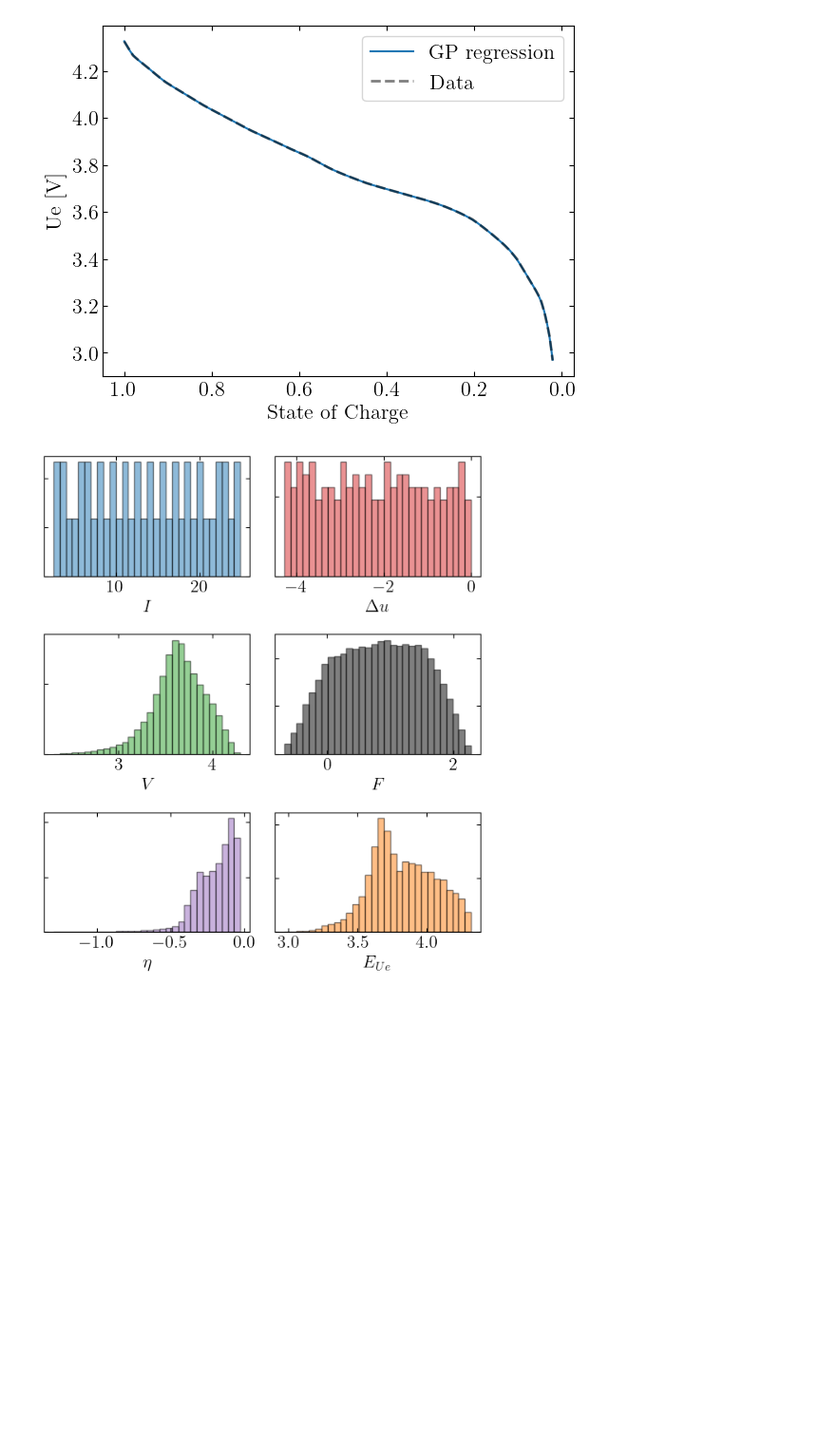
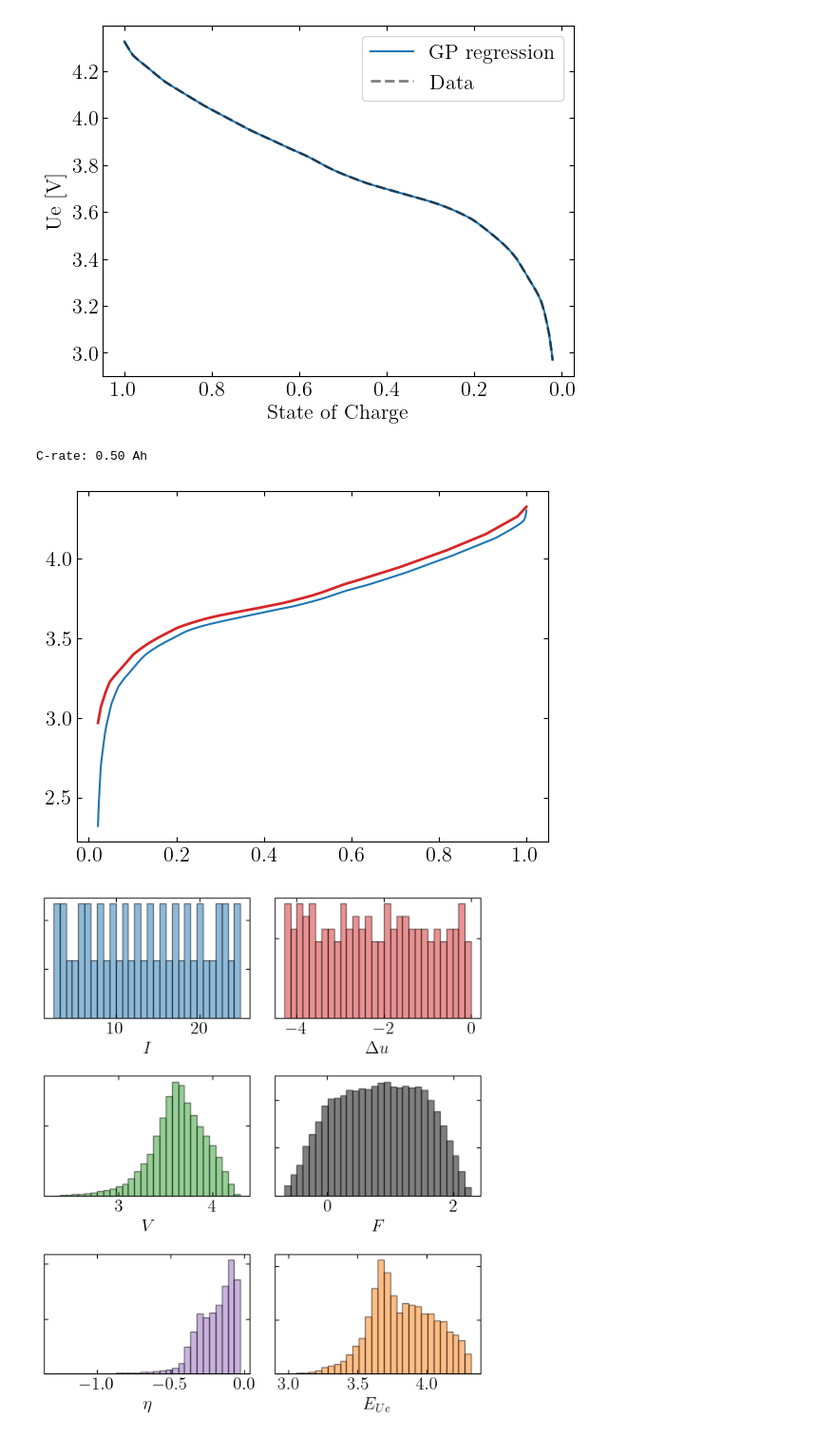
Before and after one commit to j-haralds/MSc_thesis, a Jupyter notebook: program/5_Multi/8_JH_multi.ipynb, the cells around one changed output. Shown at 95% size. Drawn from its saved outputs; the diff is of its cells as text; code cells hidden in the pictures; blank space fills up the shorter version.

```diff
--- a/program/5_Multi/8_JH_multi.ipynb
+++ b/program/5_Multi/8_JH_multi.ipynb
@@ -248,6 +256,14 @@ print(f'MSE: {np.mean((Ue_sample - data["Ue"][data["trajectory"] == tr_max].valu
 GP sampling took 0.4057 seconds for 7049 points => 0.058 ms/point
 MSE: 5.271350e-07
 [figure]
+# %%
+plt.plot(data['soc'][data['trajectory'] == tr_max].values, data['Ue'][data['trajectory'] == tr_max].values, lw = 2, color = colors[1])
+plt.plot(data['soc'][data['trajectory'] == tr_max].values, data['V'][data['trajectory'] == tr_max].values, color = colors[0], label = 'GP regression')
+tr_min = data['trajectory'][np.argmin(data['soc'].values)]
+print(f'C-rate: {data["C"][data["trajectory"] == tr_max].values[0]:.2f} Ah')
+# %% [output]
+C-rate: 0.50 Ah
+[figure, added]
 # %%
 f, ax = plt.subplots(3,2,figsize=(6, 7))
 ax[0,0].hist(np.unique(data['I']), bins=30, color=colors[0], alpha=0.5,edgecolor='black',density=True)
```
Also changed, not shown: parts of 1 cell of this notebook, 6 other files.
